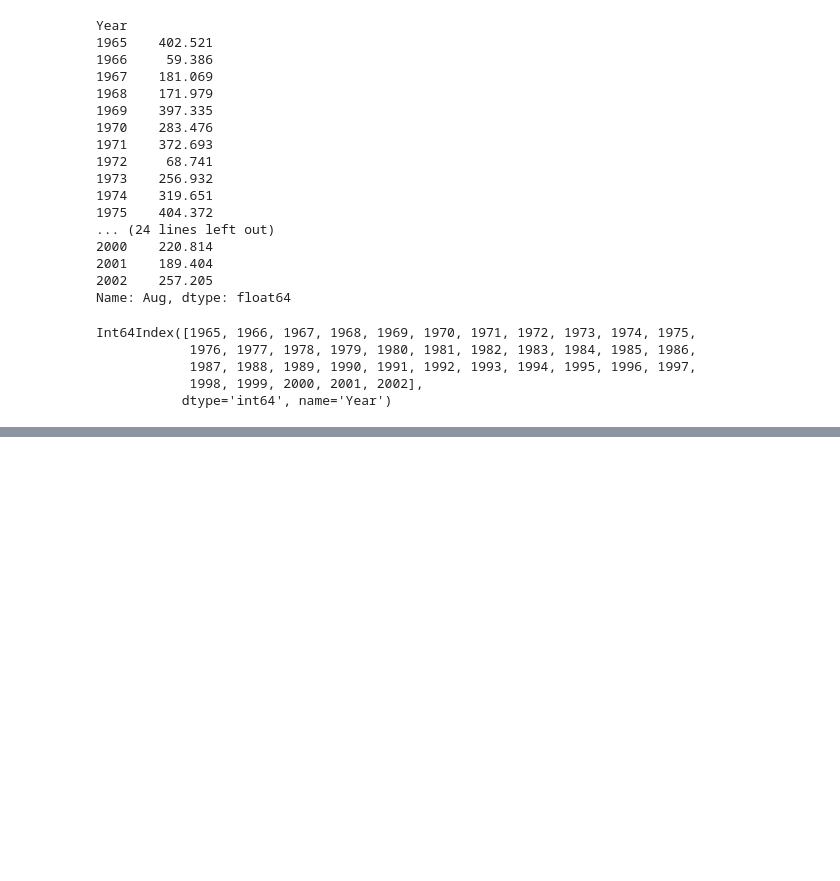
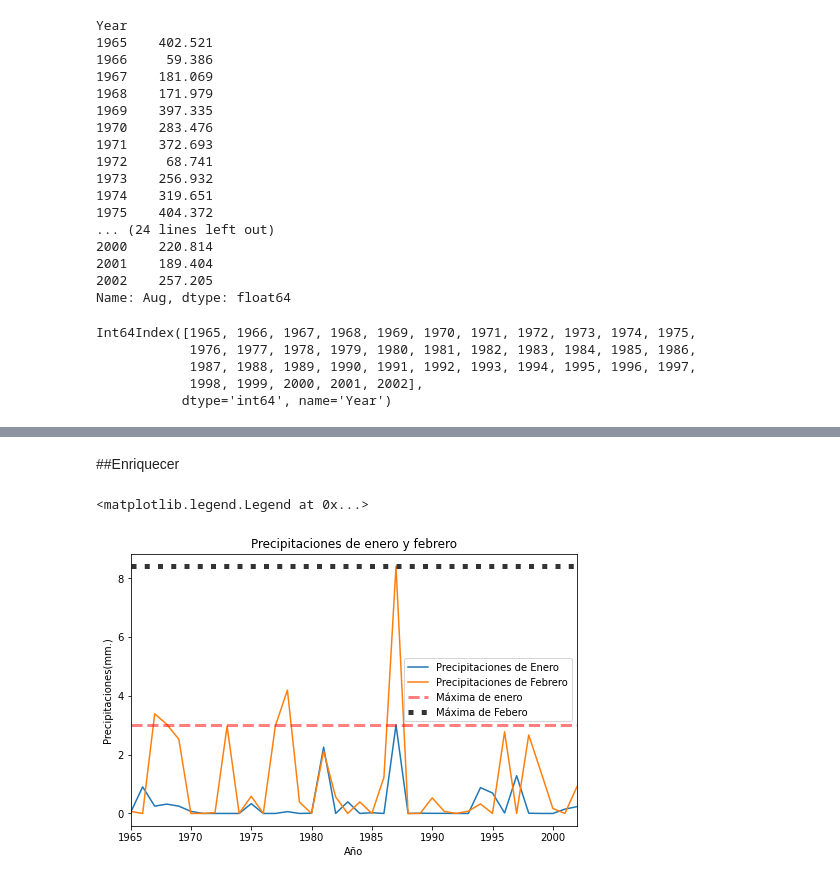
Before and after one commit to calosos/py_resumenes_codigos, a Jupyter notebook: Matplotlib.ipynb, the cells around one changed output, grey strips where cells are left out. Saved outputs shown, nothing was run; the diff lists cells and outputs as text; code cells hidden in the pictures; blank space fills up the shorter version.

```diff
--- a/Matplotlib.ipynb
+++ b/Matplotlib.ipynb
@@ -193,0 +283,22 @@ Int64Index([1965, 1966, 1967, 1968, 1969, 1970, 1971, 1972, 1973, 1974, 1975,
+# %% [markdown]
+##Enriquecer
+# %%
+fig, ax = plt.subplots(figsize = (8,5))
+ax.plot(df_rains.index, df_rains['Jan'], label= 'Precipitaciones de Enero')
+ax.plot(df_rains.index, df_rains['Feb'], label= 'Precipitaciones de Febrero',
+        color ='C1')
+maximo_enero = df_rains['Jan'].max()
+ax.axhline(maximo_enero, color ='red', linestyle = '--',alpha  = 0.5,
+           linewidth =3, label='Máxima de enero')
+maximo_feb = df_rains['Feb'].max()
+ax.axhline(maximo_feb, color ='black', linestyle = ':',alpha  = 0.8,
+           linewidth =5, label='Máxima de Febero')
+
+ax.set_xlabel('Año')
+ax.set_ylabel('Precipitaciones(mm.)')
+ax.set_title('Precipitaciones de enero y febrero')
+ax.set_xlim(df_rains.index[0], df_rains.index[-1])
+ax.legend()
+# %% [output]
+<matplotlib.legend.Legend at 0x...>
+[figure, added]
```
Also changed, not shown: parts of 33 cells of this notebook.
